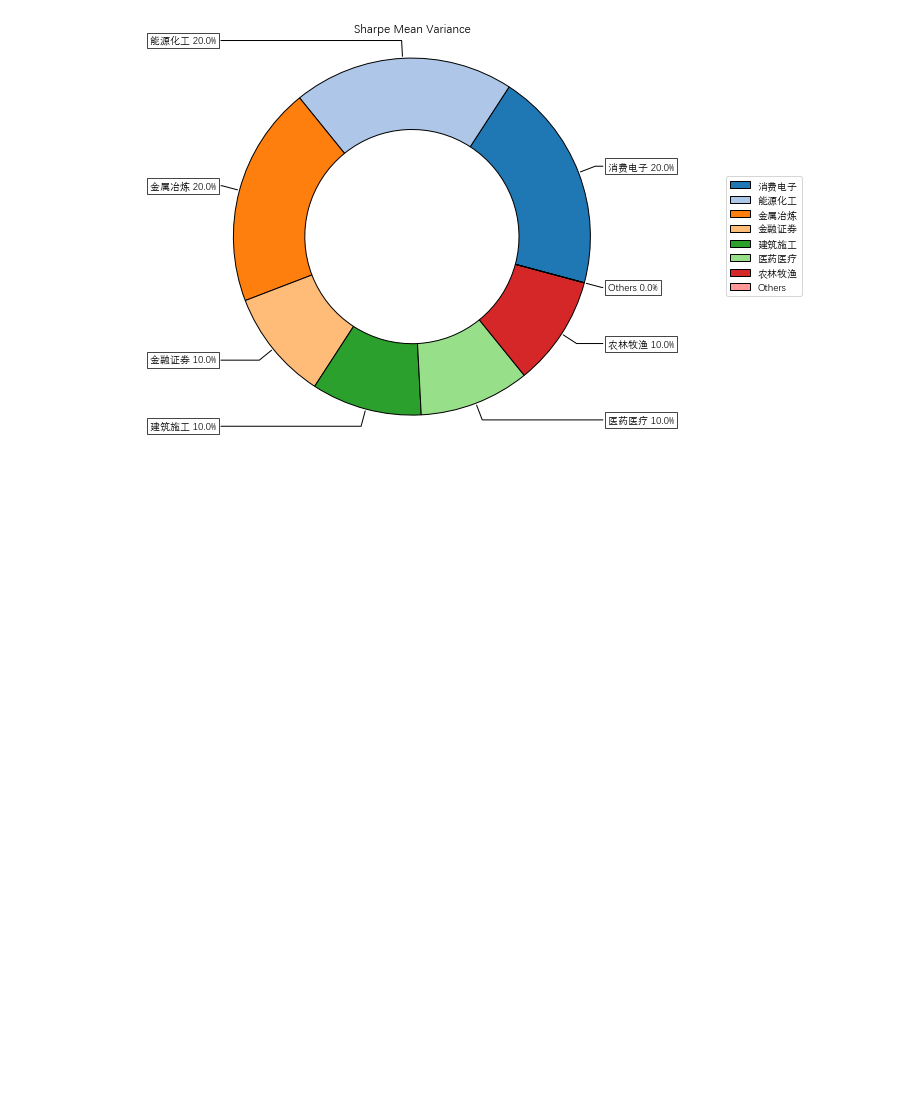
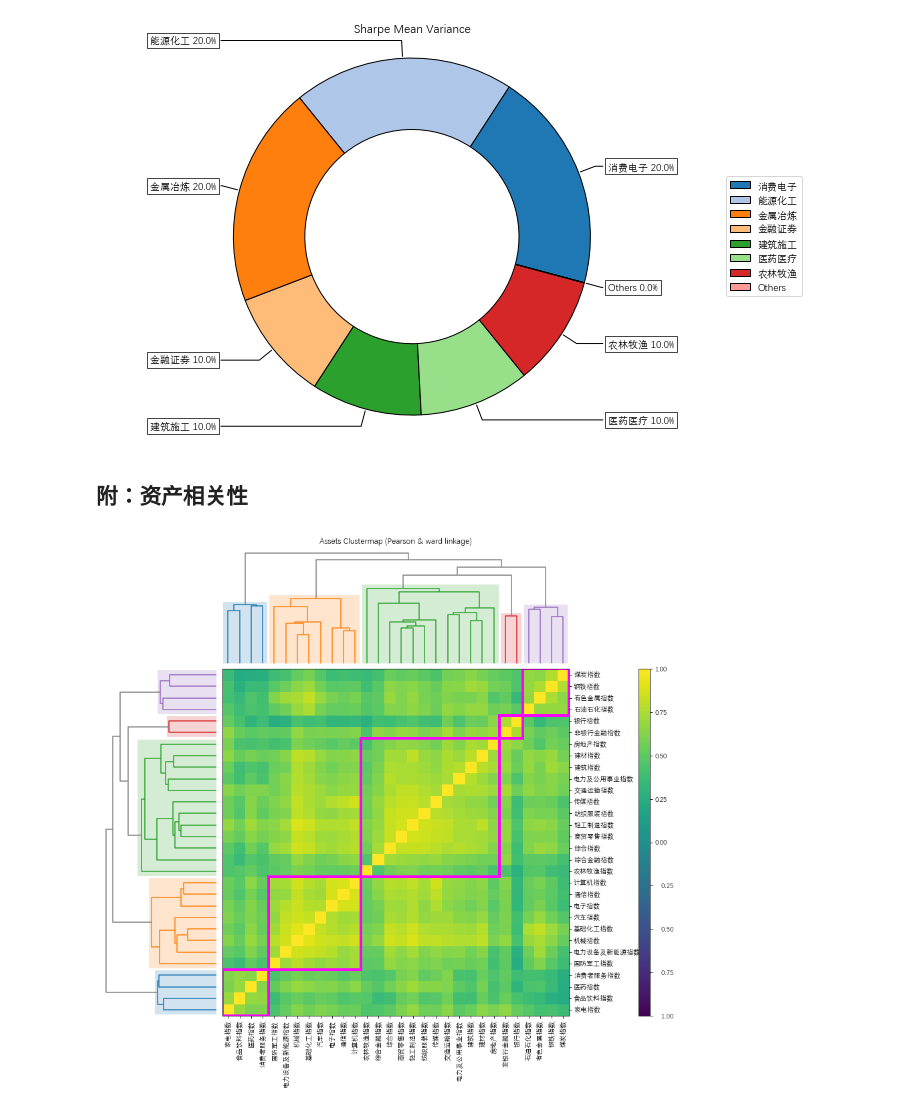
Before and after one commit to ibestrace/folio, a Jupyter notebook: Classic-Mean-Risk-Optimization.ipynb, the cells around one changed output. Saved outputs shown, nothing was run; the diff lists cells and outputs as text; code cells hidden in the pictures; blank space fills up the shorter version.

```diff
--- a/Classic-Mean-Risk-Optimization.ipynb
+++ b/Classic-Mean-Risk-Optimization.ipynb
@@ -352,3 +352,15 @@ ax = rp.plot_pie(w=w_classes, title='Sharpe Mean Variance', others=0.05, nrow=25
                  cmap = "tab20", height=6, width=10, ax=None)
 # %% [output]
 [figure]
+# %% [markdown]
+## 附：资产相关性
+# %%
+ax = rp.plot_clusters(returns=Y,
+                      linkage='ward',
+                      k=None,
+                      max_k=10,
+                      leaf_order=True,
+                      dendrogram=True,
+                      ax=None)
+# %% [output]
+[figure, added]
```
